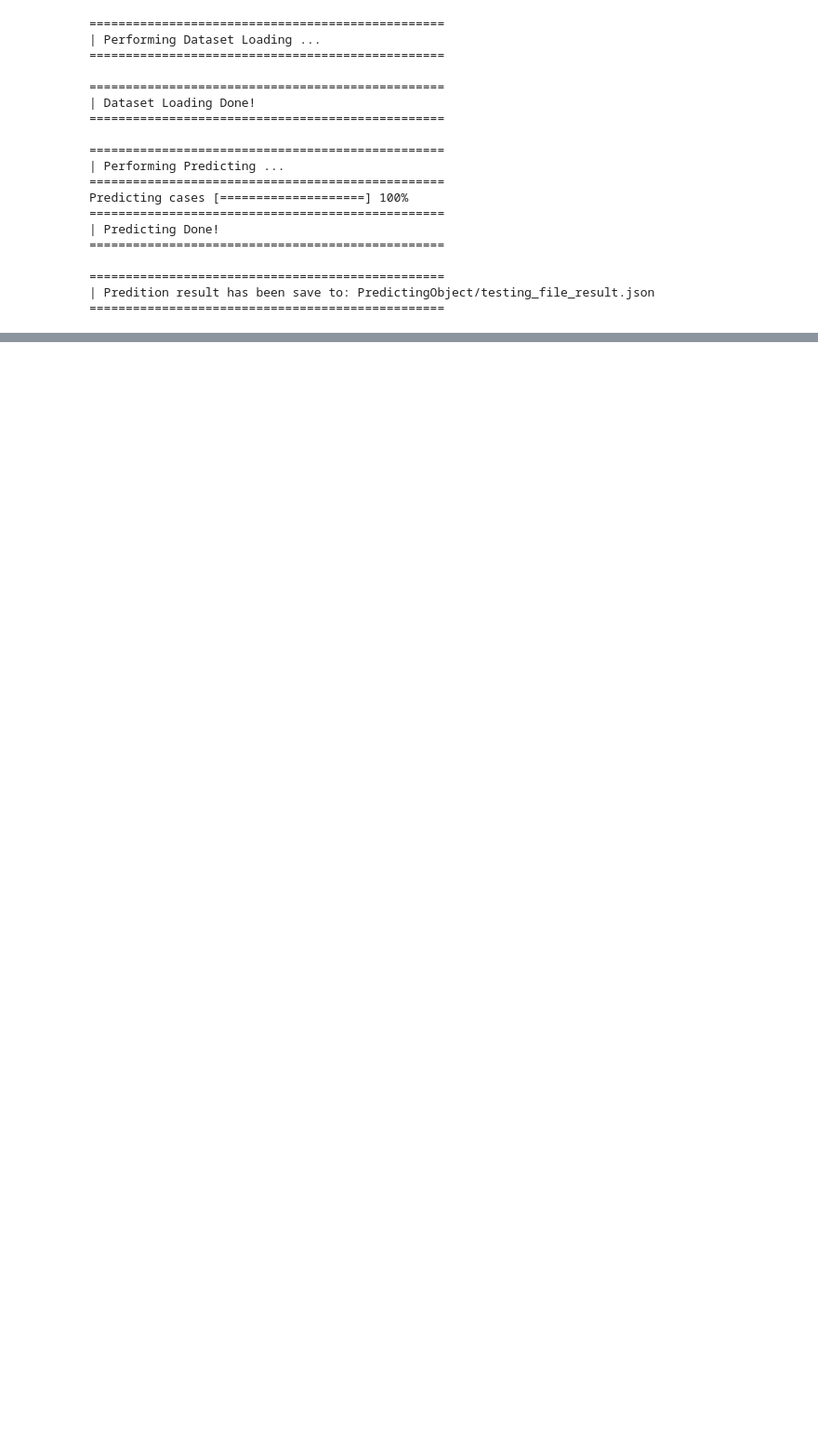
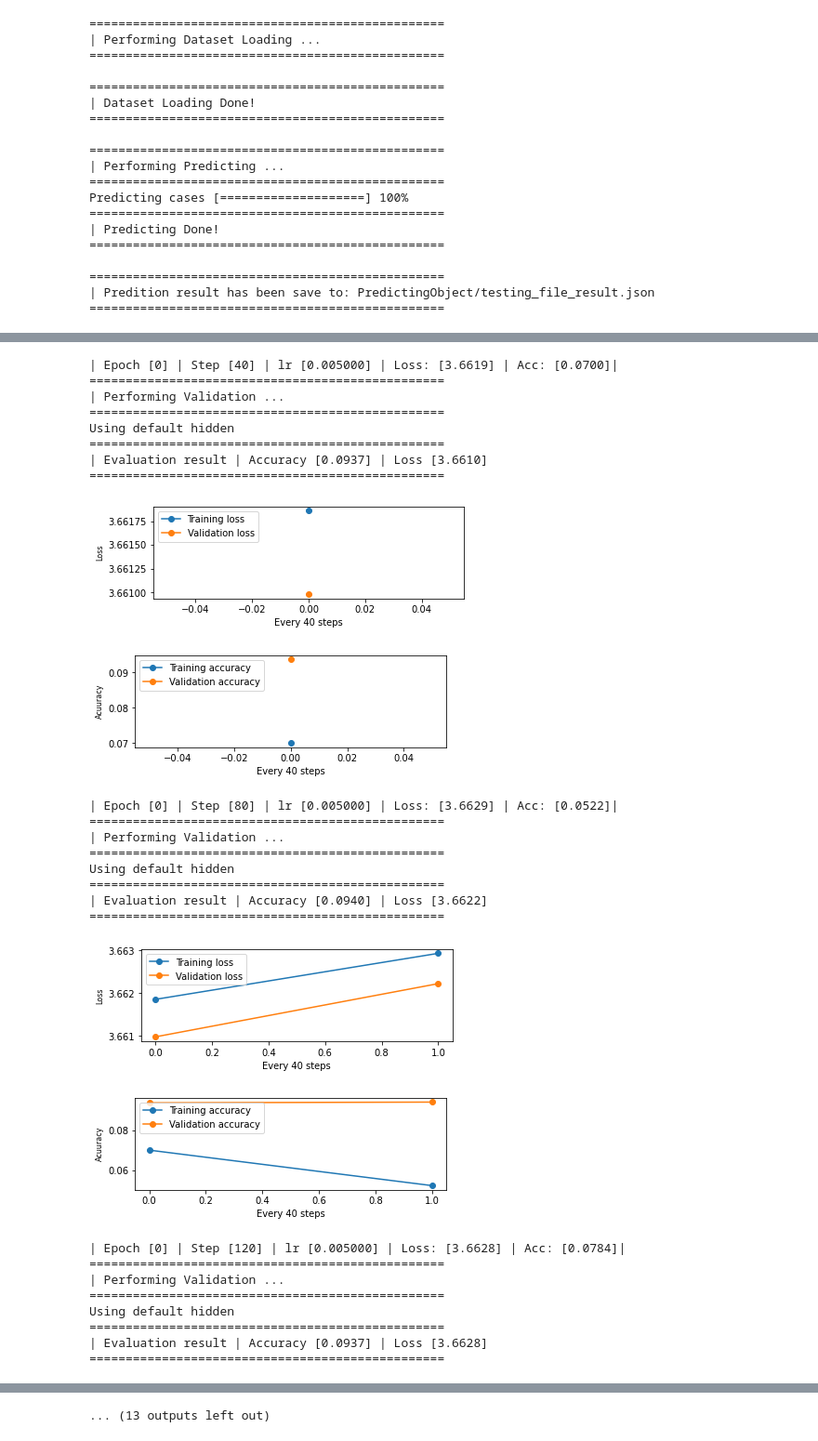
Before and after one commit to ChihchengHsieh/Apply-LINDA-BN-on-predicting-next-event, a Jupyter notebook: predict.ipynb, the cells around one changed output, grey strips where cells are left out. Shown at 93% size. Drawn from its saved outputs; the diff is of its cells as text; code cells hidden in the pictures; blank space fills up the shorter version.

```diff
--- a/predict.ipynb
+++ b/predict.ipynb
@@ -40,0 +84,2 @@ Predicting cases [====================] 100%
+# %%
+trainer = TrainingController()
@@ -40,0 +91,31 @@ Predicting cases [====================] 100%
+# %%
+trainer.train()
+# %% [output]
+| Epoch [0] | Step [40] | lr [0.005000] | Loss: [3.6619] | Acc: [0.0700]|
+=================================================
+| Performing Validation ...
+=================================================
+Using default hidden
+=================================================
+| Evaluation result | Accuracy [0.0937] | Loss [3.6610]
+=================================================
+[figure, added]
+[figure, added]
+| Epoch [0] | Step [80] | lr [0.005000] | Loss: [3.6629] | Acc: [0.0522]|
+=================================================
+| Performing Validation ...
+=================================================
+Using default hidden
+=================================================
+| Evaluation result | Accuracy [0.0940] | Loss [3.6622]
+=================================================
+[figure, added]
+[figure, added]
+| Epoch [0] | Step [120] | lr [0.005000] | Loss: [3.6628] | Acc: [0.0784]|
+=================================================
+| Performing Validation ...
+=================================================
+Using default hidden
+=================================================
+| Evaluation result | Accuracy [0.0937] | Loss [3.6628]
+=================================================
@@ -40,0 +134 @@ Predicting cases [====================] 100%
+... (13 outputs left out)
```
Also changed, not shown: parts of 16 cells of this notebook, 7 other files.
